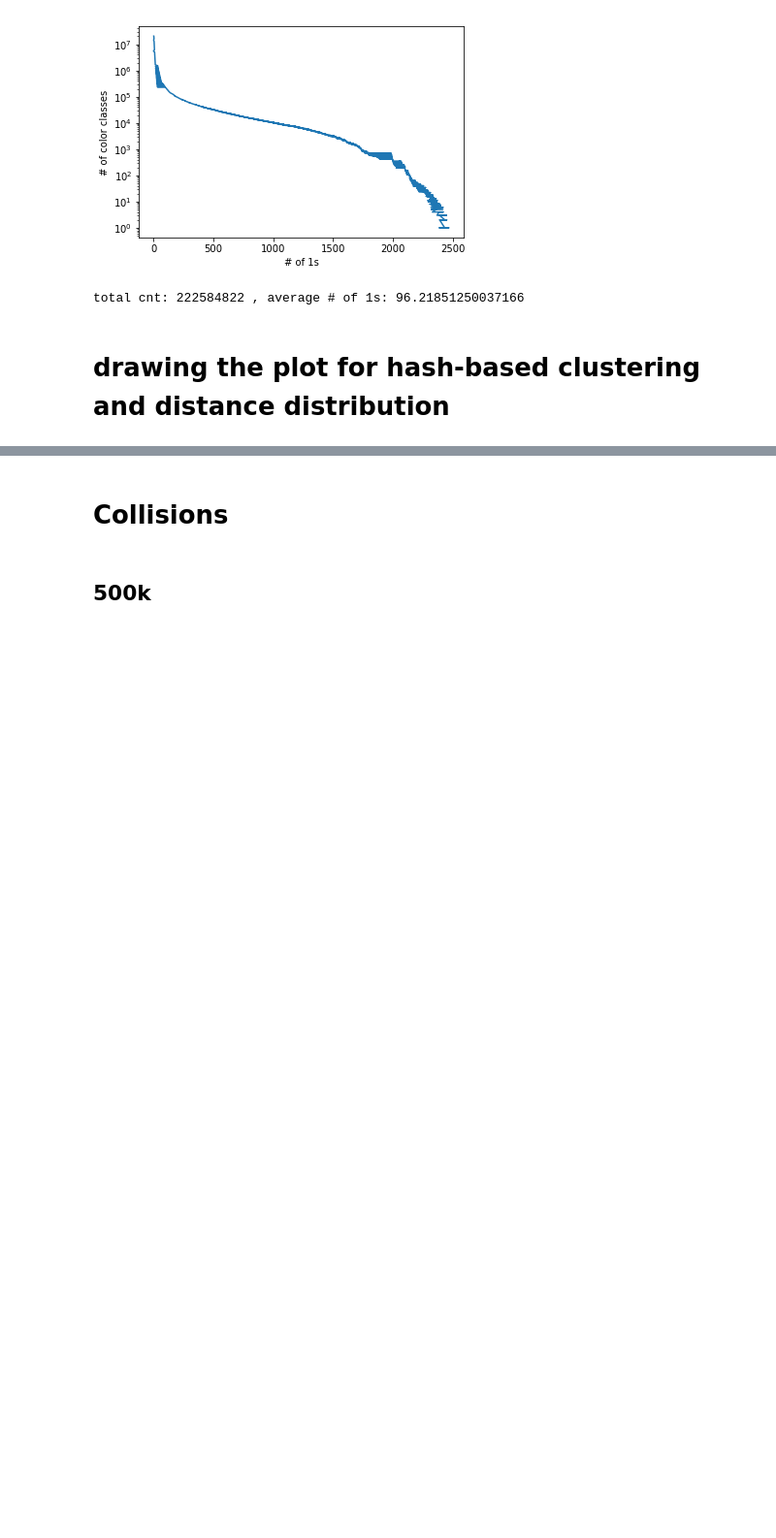
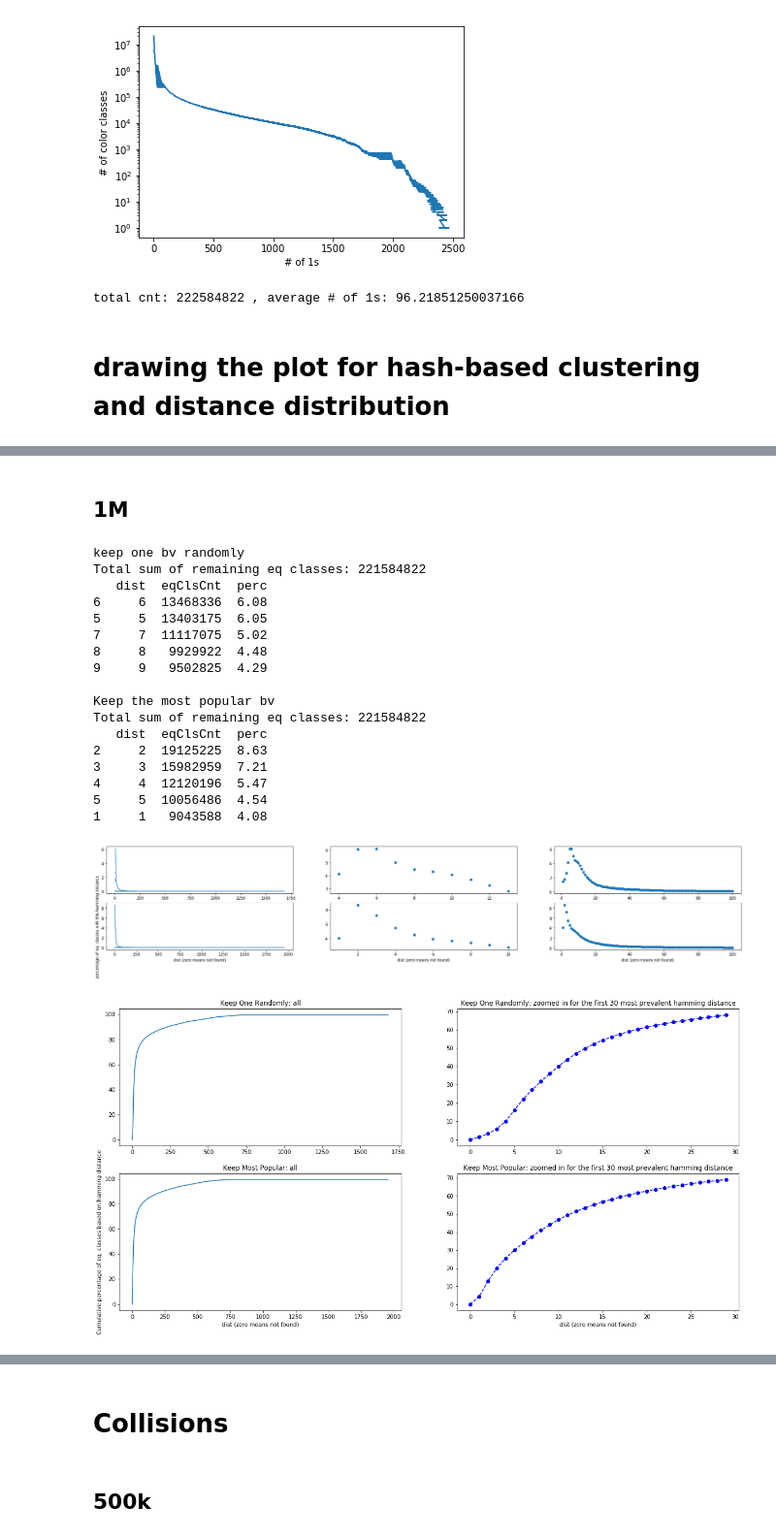
Before and after one commit to fataltes/quickNBs, a Jupyter notebook: mantis.ipynb, the cells around one changed output, grey strips where cells are left out. Shown at 97% size. Saved outputs shown, nothing was run; the diff lists cells and outputs as text; code cells hidden in the pictures; blank space fills up the shorter version.

```diff
--- a/mantis.ipynb
+++ b/mantis.ipynb
@@ -120,0 +172,25 @@ plt.ylabel('# of eq. clss')
+# %% [markdown]
+## 1M
+# %%
+hashBasedClusteringStat('/home/fatemeh/projects/mantis/hash-clustering-1M.dist',
+                       '/home/fatemeh/projects/mantis/mostPop-hash-clustering-1M.dist')
+# %% [output]
+keep one bv randomly
+Total sum of remaining eq classes: 221584822
+   dist  eqClsCnt  perc
+6     6  13468336  6.08
+5     5  13403175  6.05
+7     7  11117075  5.02
+8     8   9929922  4.48
+9     9   9502825  4.29
+
+Keep the most popular bv
+Total sum of remaining eq classes: 221584822
+   dist  eqClsCnt  perc
+2     2  19125225  8.63
+3     3  15982959  7.21
+4     4  12120196  5.47
+5     5  10056486  4.54
+1     1   9043588  4.08
+[figure, added]
+[figure, added]
```
Also changed, not shown: parts of 15 cells of this notebook.
